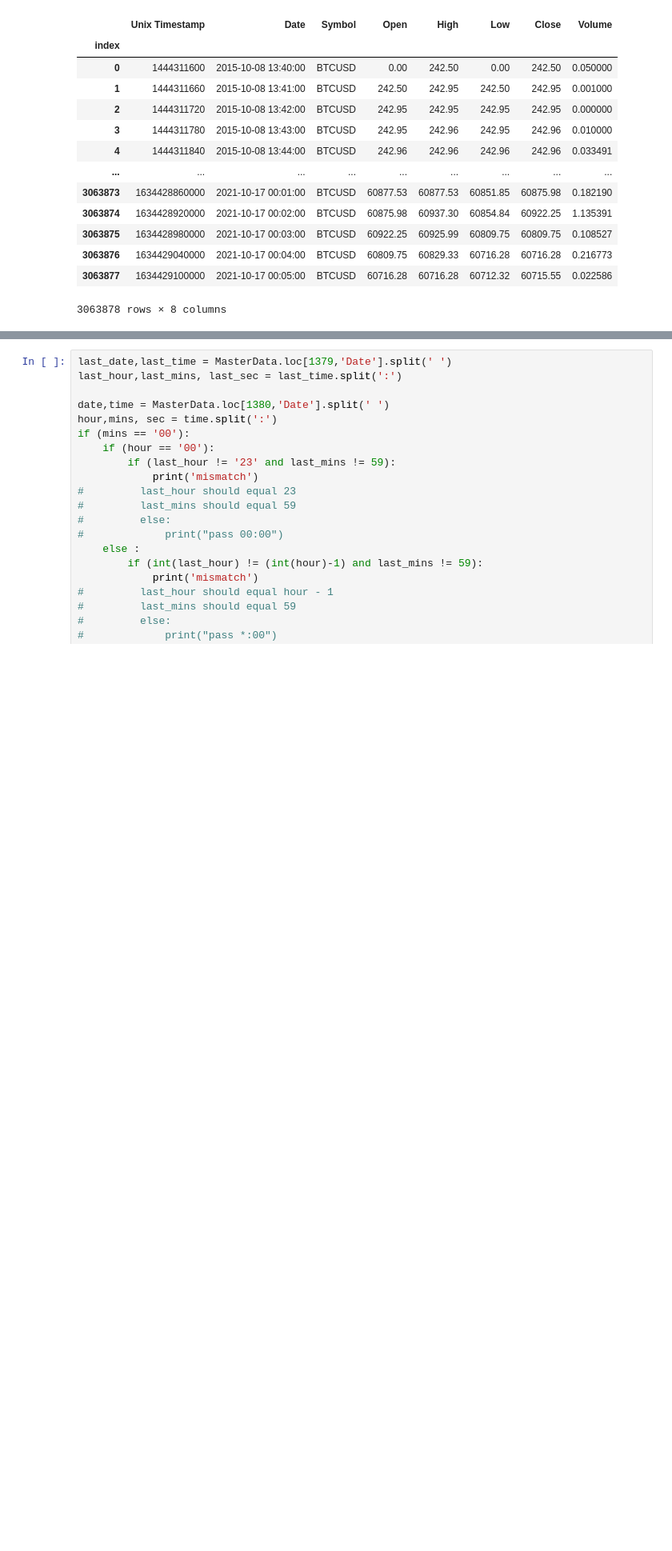
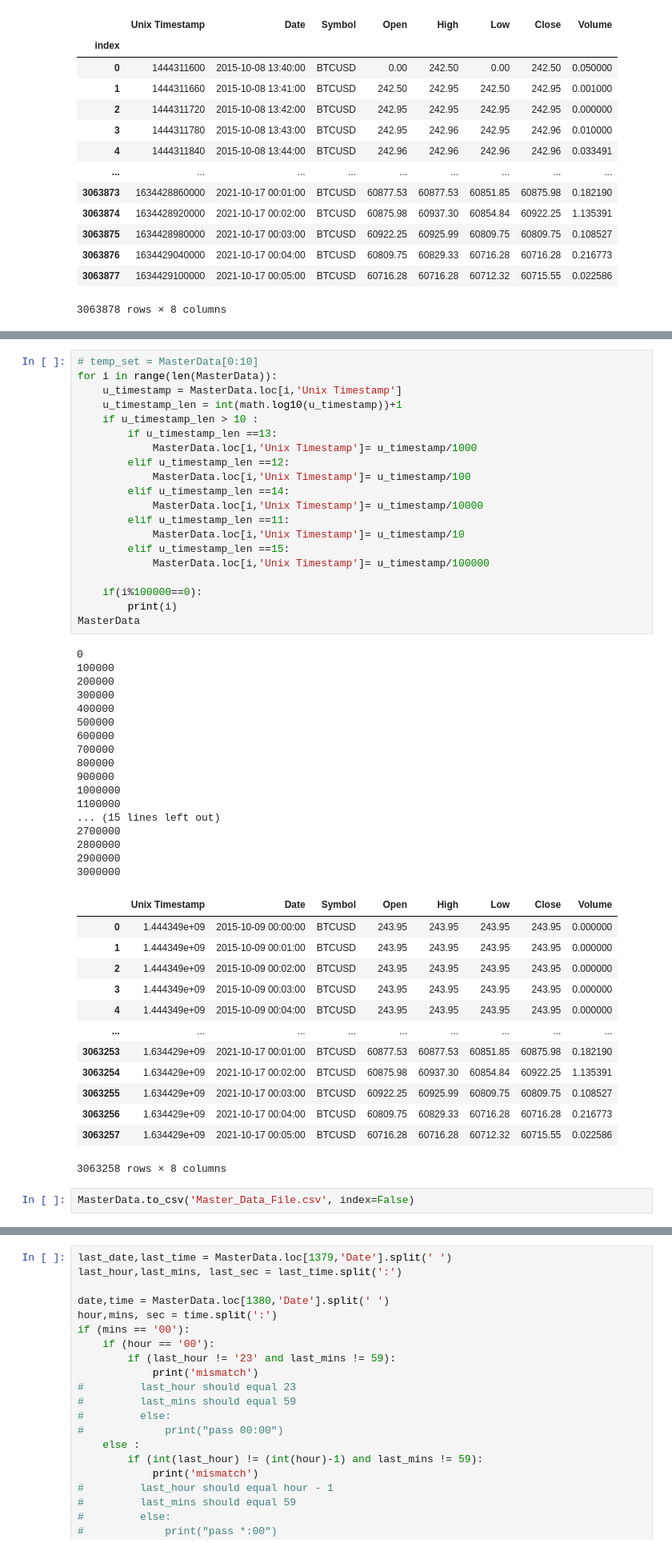
Before and after one commit to adamhaze/DM-Crypto-Trading-Bot, a Jupyter notebook: src/Data Verification.ipynb, the cells around one changed output, grey strips where cells are left out. Shown at 80% size. Saved outputs shown, nothing was run; the diff lists cells and outputs as text; blank space fills up the shorter version.

```diff
--- a/src/Data Verification.ipynb
+++ b/src/Data Verification.ipynb
@@ -26,0 +49,53 @@ del MasterData['index']
+# %%
+# temp_set = MasterData[0:10]
+for i in range(len(MasterData)):
+    u_timestamp = MasterData.loc[i,'Unix Timestamp']
+    u_timestamp_len = int(math.log10(u_timestamp))+1
+    if u_timestamp_len > 10 :
+        if u_timestamp_len ==13:
+            MasterData.loc[i,'Unix Timestamp']= u_timestamp/1000
+        elif u_timestamp_len ==12:
+            MasterData.loc[i,'Unix Timestamp']= u_timestamp/100
+        elif u_timestamp_len ==14:
+            MasterData.loc[i,'Unix Timestamp']= u_timestamp/10000
+        elif u_timestamp_len ==11:
+            MasterData.loc[i,'Unix Timestamp']= u_timestamp/10
+        elif u_timestamp_len ==15:
+            MasterData.loc[i,'Unix Timestamp']= u_timestamp/100000
+
+    if(i%100000==0):
+        print(i)
+MasterData
+# %% [output]
+0
+100000
+200000
+300000
+400000
+500000
+600000
+700000
+800000
+900000
+1000000
+1100000
+... (15 lines left out)
+2700000
+2800000
+2900000
+3000000
+|  | Unix Timestamp | Date | Symbol | Open | High | Low | Close | Volume |
+| 0 | 1.444349e+09 | 2015-10-09 00:00:00 | BTCUSD | 243.95 | 243.95 | 243.95 | 243.95 | 0.000000 |
+| 1 | 1.444349e+09 | 2015-10-09 00:01:00 | BTCUSD | 243.95 | 243.95 | 243.95 | 243.95 | 0.000000 |
+| 2 | 1.444349e+09 | 2015-10-09 00:02:00 | BTCUSD | 243.95 | 243.95 | 243.95 | 243.95 | 0.000000 |
+| 3 | 1.444349e+09 | 2015-10-09 00:03:00 | BTCUSD | 243.95 | 243.95 | 243.95 | 243.95 | 0.000000 |
+| 4 | 1.444349e+09 | 2015-10-09 00:04:00 | BTCUSD | 243.95 | 243.95 | 243.95 | 243.95 | 0.000000 |
+| ... | ... | ... | ... | ... | ... | ... | ... | ... |
+| 3063253 | 1.634429e+09 | 2021-10-17 00:01:00 | BTCUSD | 60877.53 | 60877.53 | 60851.85 | 60875.98 | 0.182190 |
+| 3063254 | 1.634429e+09 | 2021-10-17 00:02:00 | BTCUSD | 60875.98 | 60937.30 | 60854.84 | 60922.25 | 1.135391 |
+| 3063255 | 1.634429e+09 | 2021-10-17 00:03:00 | BTCUSD | 60922.25 | 60925.99 | 60809.75 | 60809.75 | 0.108527 |
+| 3063256 | 1.634429e+09 | 2021-10-17 00:04:00 | BTCUSD | 60809.75 | 60829.33 | 60716.28 | 60716.28 | 0.216773 |
+| 3063257 | 1.634429e+09 | 2021-10-17 00:05:00 | BTCUSD | 60716.28 | 60716.28 | 60712.32 | 60715.55 | 0.022586 |
+3063258 rows × 8 columns
+# %%
+MasterData.to_csv('Master_Data_File.csv', index=False)
```
Also changed, not shown: parts of 19 cells of this notebook.
